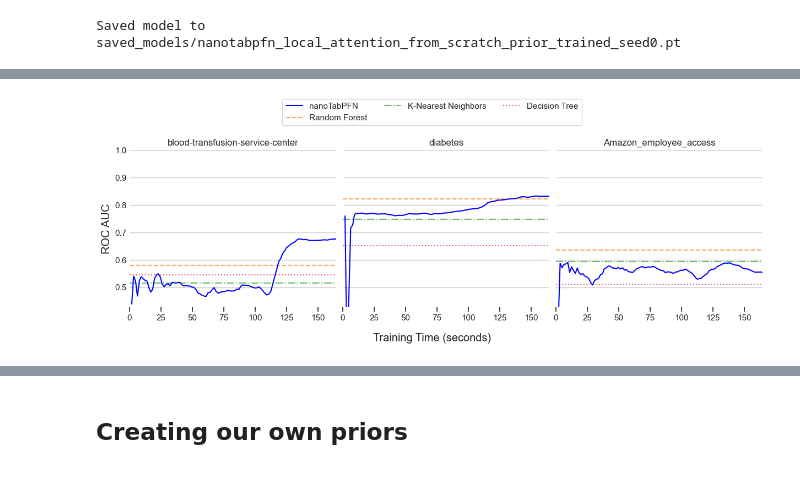
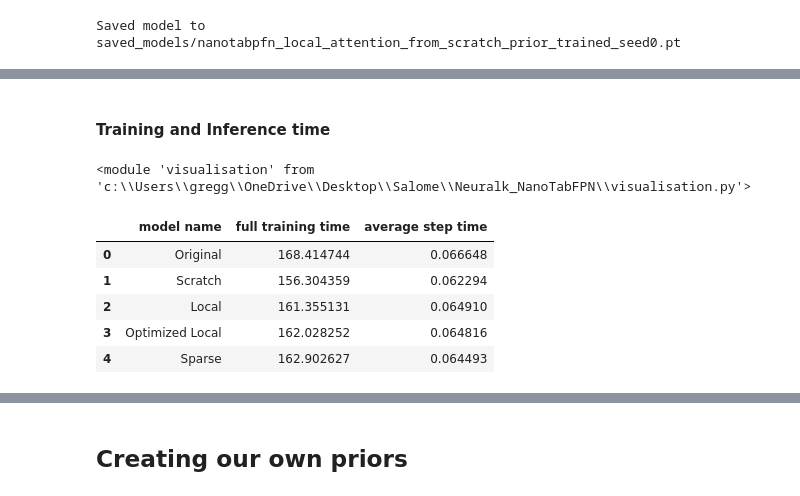
Before and after one commit to sgobbi/Neuralk_NanoTabFPN, a Jupyter notebook: experiment.ipynb, the cells around one changed output, grey strips where cells are left out. Saved outputs shown, nothing was run; the diff lists cells and outputs as text; code cells hidden in the pictures.

```diff
--- a/experiment.ipynb
+++ b/experiment.ipynb
@@ -713,7 +783,19 @@ plot_runs(ax, histories_local, metric, baselines)
-# %%
-sns.set_context("notebook")
-fig, ax = plot_run_grid(histories_local, baselines)
-plt.show()
-fig.savefig(f"nanotabpfn_SlidingWindowAttention_summary.png", dpi=300)
-# %% [output]
-[figure, removed]
+# %% [markdown]
+#### Training and Inference time
+# %%
+import importlib
+import visualisation
+importlib.reload(visualisation)
+# %% [output]
+<module 'visualisation' from 'c:\\Users\\gregg\\OneDrive\\Desktop\\Salome\\Neuralk_NanoTabFPN\\visualisation.py'>
+# %%
+from visualisation import summarize_training_times
+training_times = summarize_training_times(model_histories)
+training_times
+# %% [output]
+|  | model name | full training time | average step time |
+| 0 | Original | 168.414744 | 0.066648 |
+| 1 | Scratch | 156.304359 | 0.062294 |
+| 2 | Local | 161.355131 | 0.064910 |
+| 3 | Optimized Local | 162.028252 | 0.064816 |
+| 4 | Sparse | 162.902627 | 0.064493 |
```
Also changed, not shown: parts of 40 cells of this notebook, 6 other files.
